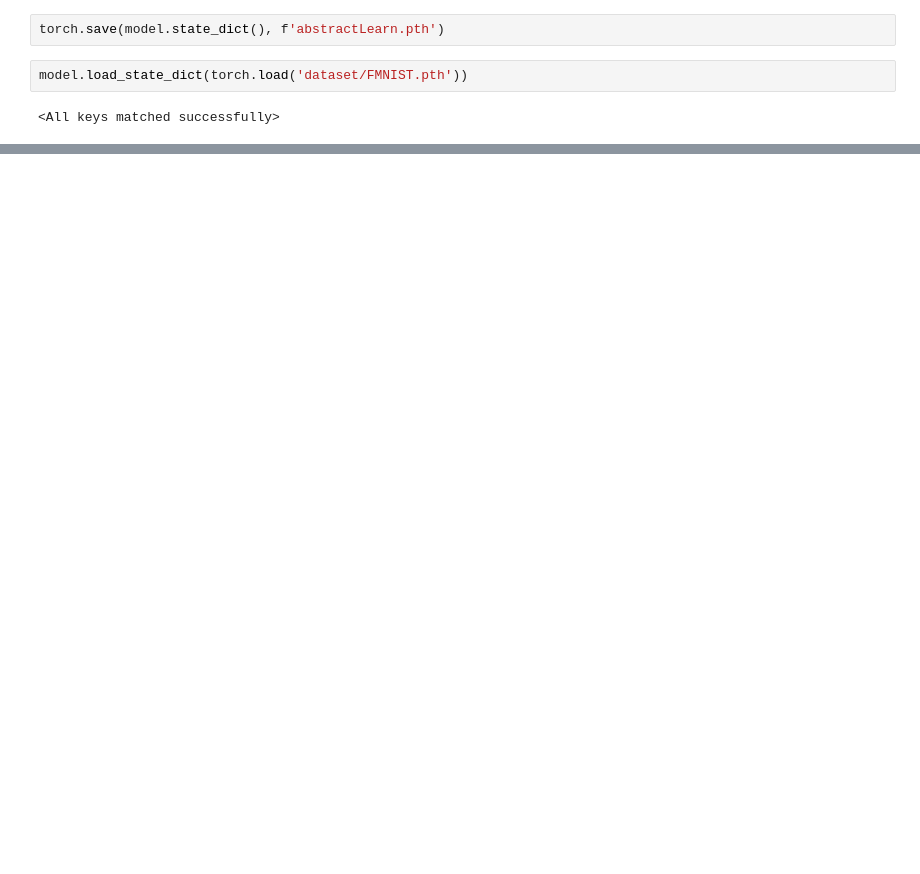
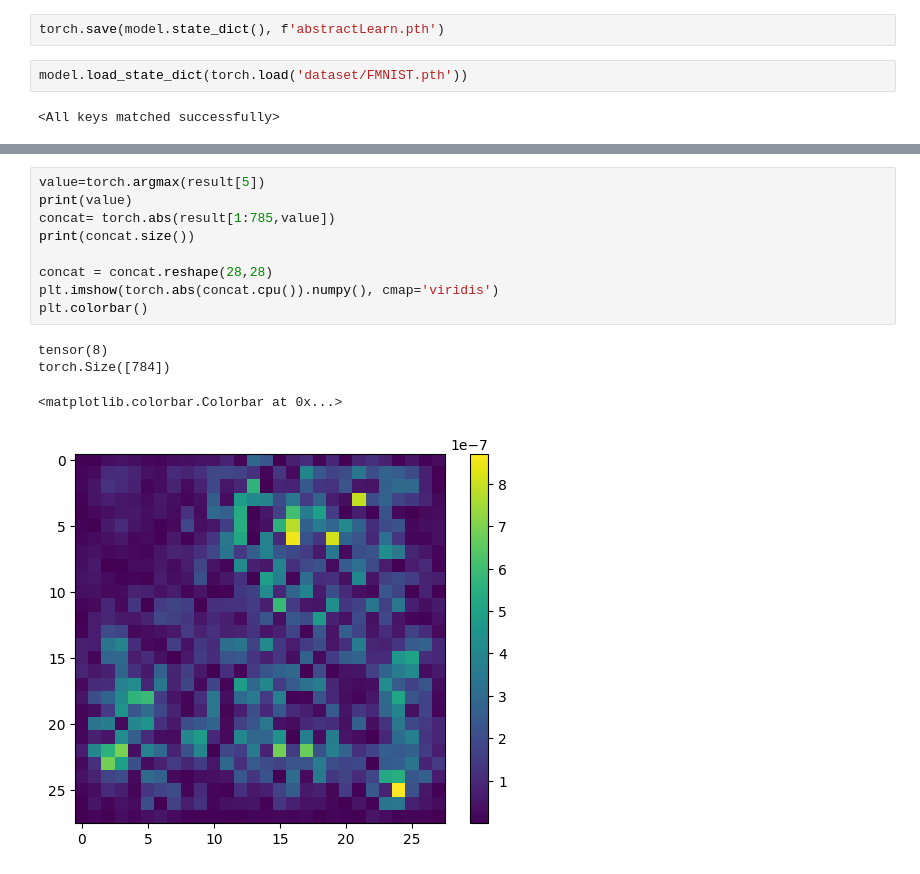
Before and after one commit to guillaume117/AbstractTorch, a Jupyter notebook: notebook/abstarct_learn.ipynb, the cells around one changed output, grey strips where cells are left out. Cells and saved outputs as stored; diff of their text form; blank space fills up the shorter version.

```diff
--- a/notebook/abstarct_learn.ipynb
+++ b/notebook/abstarct_learn.ipynb
@@ -423,0 +583,14 @@ model.load_state_dict(torch.load('dataset/FMNIST.pth'))
+# %%
+value=torch.argmax(result[5])
+print(value)
+concat= torch.abs(result[1:785,value])
+print(concat.size())
+
+concat = concat.reshape(28,28)
+plt.imshow(torch.abs(concat.cpu()).numpy(), cmap='viridis')
+plt.colorbar()
+# %% [output]
+tensor(8)
+torch.Size([784])
+<matplotlib.colorbar.Colorbar at 0x...>
+[figure, added]
```
Also changed, not shown: parts of 10 cells of this notebook, 1 other file.
